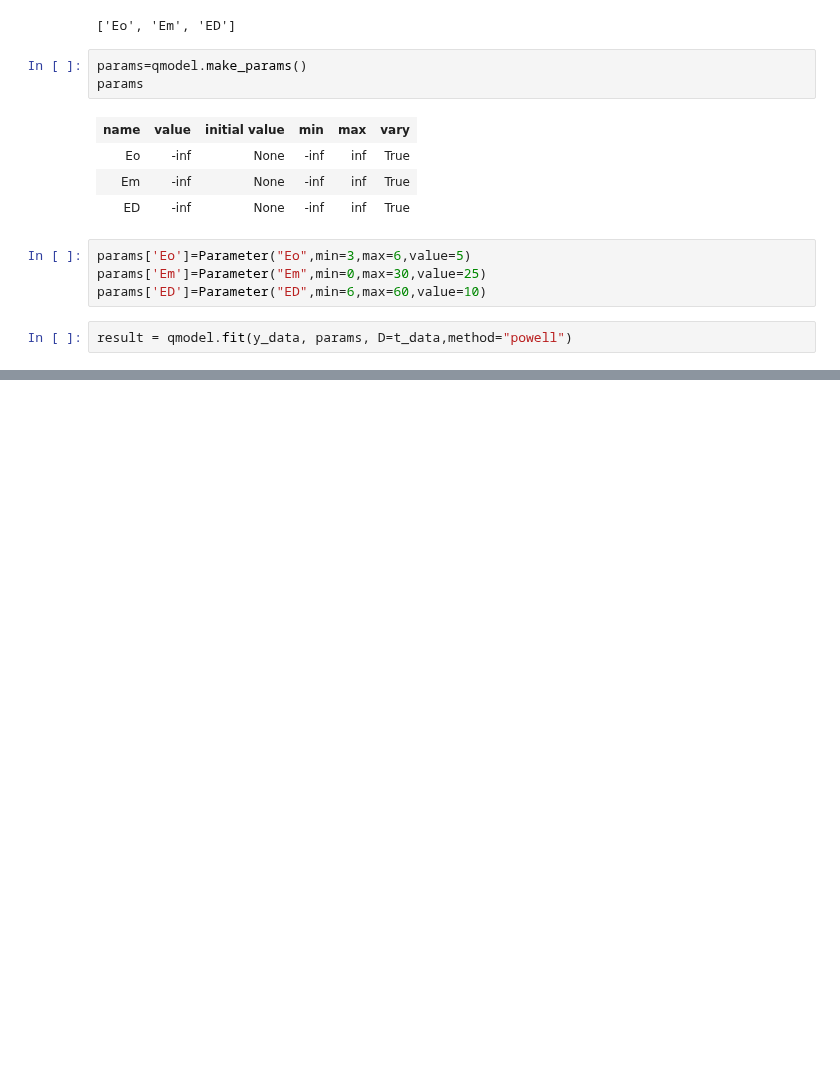
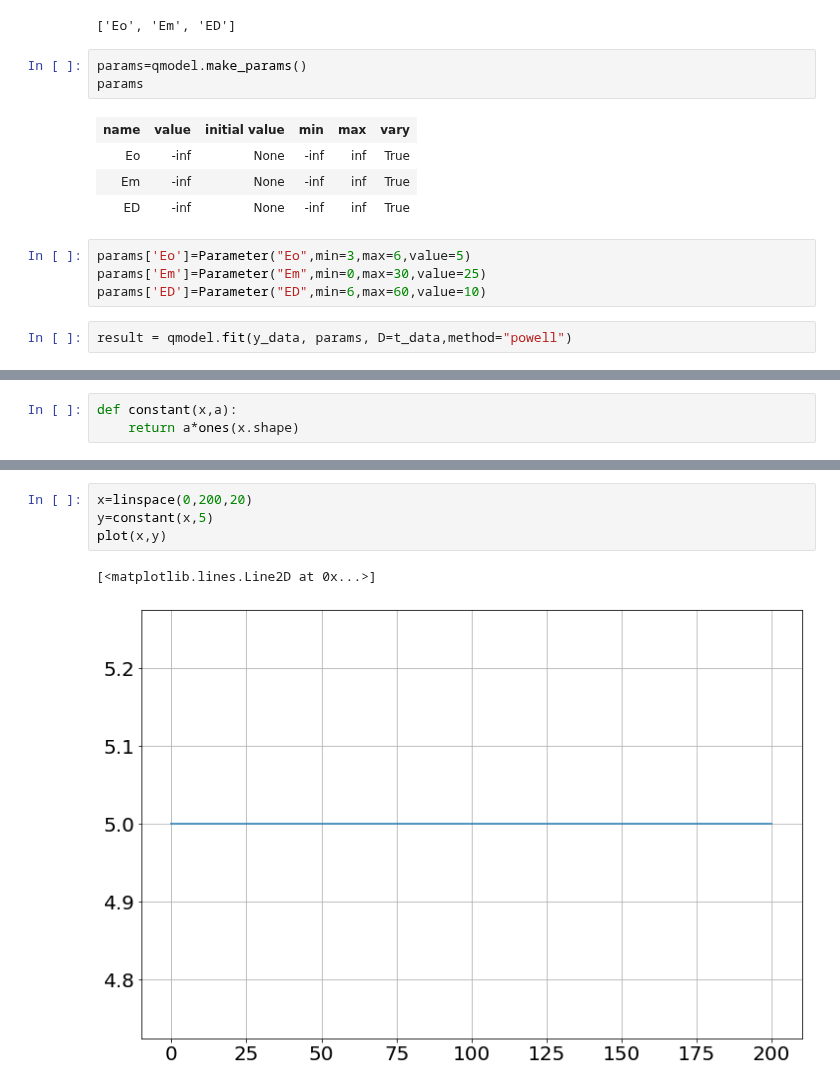
Before and after one commit to bblais/Computer-Programming-for-the-Sciences-Spring-2022, a Jupyter notebook: Sprint #4 - Probability and Science/2022-04-26 - Debugging An Error.ipynb, the cells around one changed output, grey strips where cells are left out. Saved outputs shown, nothing was run; the diff lists cells and outputs as text; blank space fills up the shorter version.

```diff
--- a/Sprint #4 - Probability and Science/2022-04-26 - Debugging An Error.ipynb
+++ b/Sprint #4 - Probability and Science/2022-04-26 - Debugging An Error.ipynb
@@ -108,0 +83,3 @@ ValueError: x and y must have same first dimension, but have shapes (3,) and (4,
+# %%
+def constant(x,a):
+    return a*ones(x.shape)
@@ -108,0 +115,7 @@ ValueError: x and y must have same first dimension, but have shapes (3,) and (4,
+# %%
+x=linspace(0,200,20)
+y=constant(x,5)
+plot(x,y)
+# %% [output]
+[<matplotlib.lines.Line2D at 0x...>]
+[figure, added]
```
Also changed, not shown: parts of 9 cells of this notebook, 4 other files.
